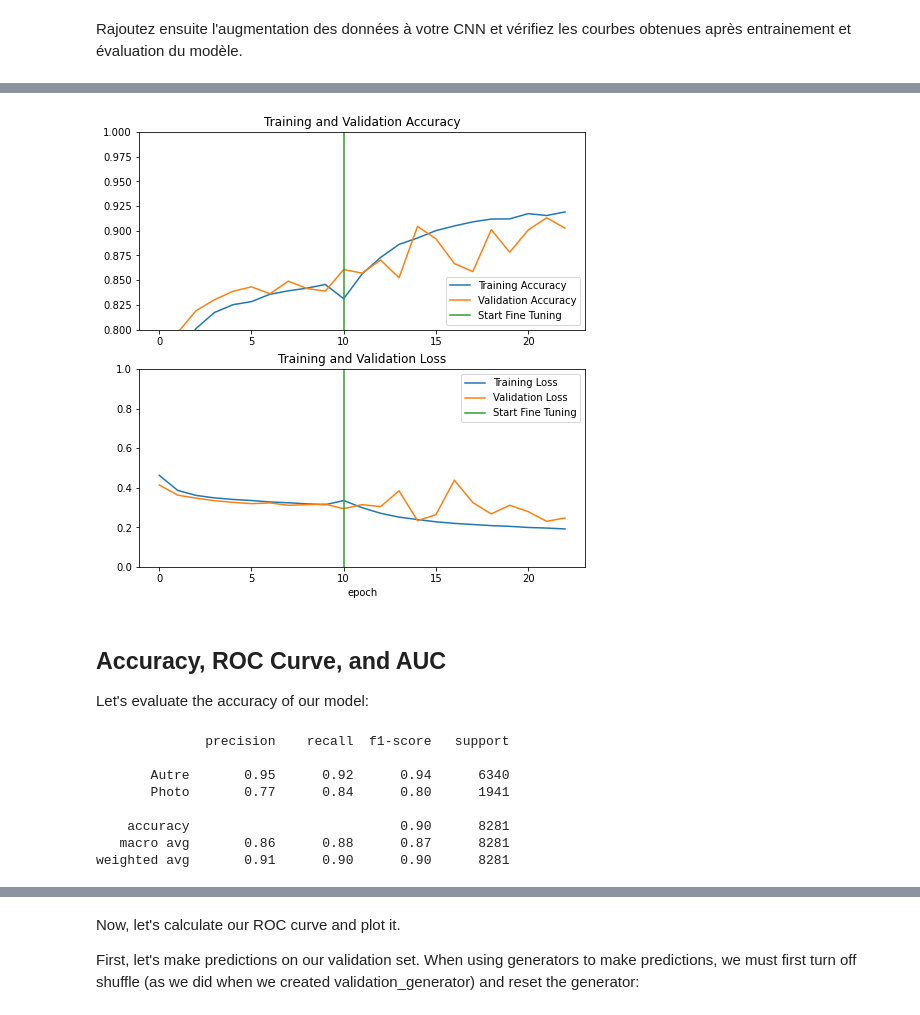
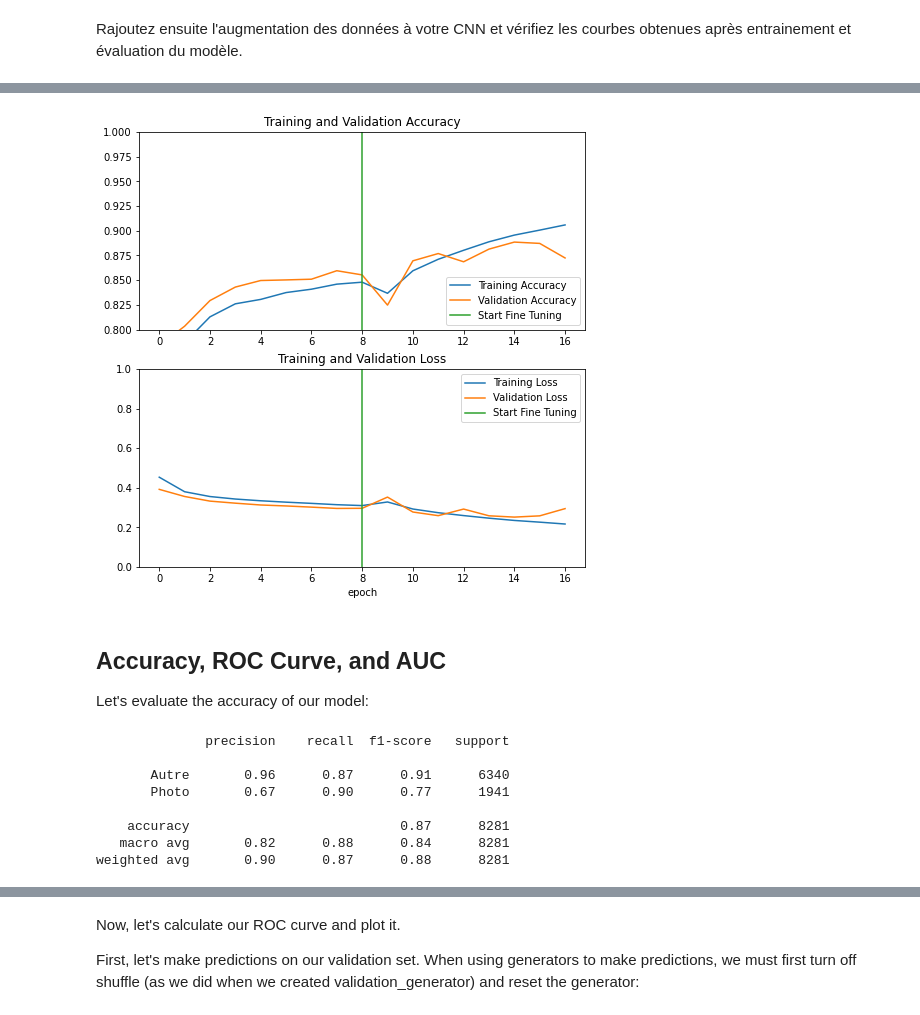
Before and after one commit to JIB3H/leyenda_project, a Jupyter notebook: Livrable_1.ipynb, the cells around one changed output, grey strips where cells are left out. Drawn from its saved outputs; the diff is of its cells as text; code cells hidden in the pictures.

```diff
--- a/Livrable_1.ipynb
+++ b/Livrable_1.ipynb
@@ -148,6 +148,9 @@ complete_model = Sequential([
   layers.Dense(512, activation='relu'),
   layers.Dense(1, activation='sigmoid')
 ])
+
+callback = tf.keras.callbacks.EarlyStopping(monitor='val_accuracy', patience=1)
+
 # Compilation du modèle
 complete_model.compile(optimizer=keras.optimizers.Adam(learning_rate=0.00001),
               loss = 'binary_crossentropy',
@@ -156,12 +159,13 @@ complete_model.compile(optimizer=keras.optimizers.Adam(learning_rate=0.00001),
 # complete_model.summary()
 
 # Enrainement du modèle
-epochs = 10
+epochs = 30
 with tf.device('/device:GPU:0'):
     history = complete_model.fit(
         train_set,
         validation_data=test_set,
         epochs=epochs,
+        callbacks=[callback]
       )
 
 acc = history.history['accuracy']
@@ -170,7 +174,7 @@ val_acc = history.history['val_accuracy']
 loss = history.history['loss']
 val_loss = history.history['val_loss']
 
-epochs_range = range(epochs)
+epochs_range = range(callback.stopped_epoch+1)
 
 plt.figure(figsize=(8, 8))
 plt.subplot(1, 2, 1)
@@ -212,12 +214,15 @@ complete_model.compile(loss=tf.keras.losses.BinaryCrossentropy(),
               optimizer = keras.optimizers.RMSprop(learning_rate=0.0001),
               metrics=['accuracy'])
 #model.summary()
-fine_tune_epochs = 12
-total_epochs = epochs + fine_tune_epochs
+fine_tune_epochs = 30
+total_epochs = callback.stopped_epoch + fine_tune_epochs
+epoch1=callback.stopped_epoch
+callback1 = tf.keras.callbacks.EarlyStopping(monitor='val_accuracy', patience=2)
 with tf.device('/device:GPU:0'):
     history_fine = complete_model.fit(train_set,
                              epochs=total_epochs,
                              initial_epoch=history.epoch[-1],
+                             callbacks=[callback1],
                              validation_data=test_set)
 acc += history_fine.history['accuracy']
 val_acc += history_fine.history['val_accuracy']
@@ -229,7 +234,7 @@ plt.subplot(2, 1, 1)
 plt.plot(acc, label='Training Accuracy')
 plt.plot(val_acc, label='Validation Accuracy')
 plt.ylim([0.8, 1])
-plt.plot([epochs,epochs],
+plt.plot([epoch1,epoch1],
           plt.ylim(), label='Start Fine Tuning')
 plt.legend(loc='lower right')
 plt.title('Training and Validation Accuracy')
@@ -238,7 +243,7 @@ plt.subplot(2, 1, 2)
 plt.plot(loss, label='Training Loss')
 plt.plot(val_loss, label='Validation Loss')
 plt.ylim([0, 1.0])
-plt.plot([epochs,epochs],
+plt.plot([epoch1,epoch1],
          plt.ylim(), label='Start Fine Tuning')
 plt.legend(loc='upper right')
 plt.title('Training and Validation Loss')
@@ -265,4 +269,4 @@ Epoch 22/22
-[figure, old version]
+[figure, new version]
 # %% [markdown]
 ## Accuracy, ROC Curve, and AUC
 
@@ -279,12 +283,12 @@ print(classification_report(true_categories, predicted_categories, target_names
 # %% [output]
               precision    recall  f1-score   support
 
-       Autre       0.95      0.92      0.94      6340
-       Photo       0.77      0.84      0.80      1941
+       Autre       0.96      0.87      0.91      6340
+       Photo       0.67      0.90      0.77      1941
 
-    accuracy                           0.90      8281
-   macro avg       0.86      0.88      0.87      8281
-weighted avg       0.91      0.90      0.90      8281
+    accuracy                           0.87      8281
+   macro avg       0.82      0.88      0.84      8281
+weighted avg       0.90      0.87      0.88      8281
 # %%
 complete_model.evaluate(test_set)
 # %% [output]
```
Also changed, not shown: parts of 5 cells of this notebook.
